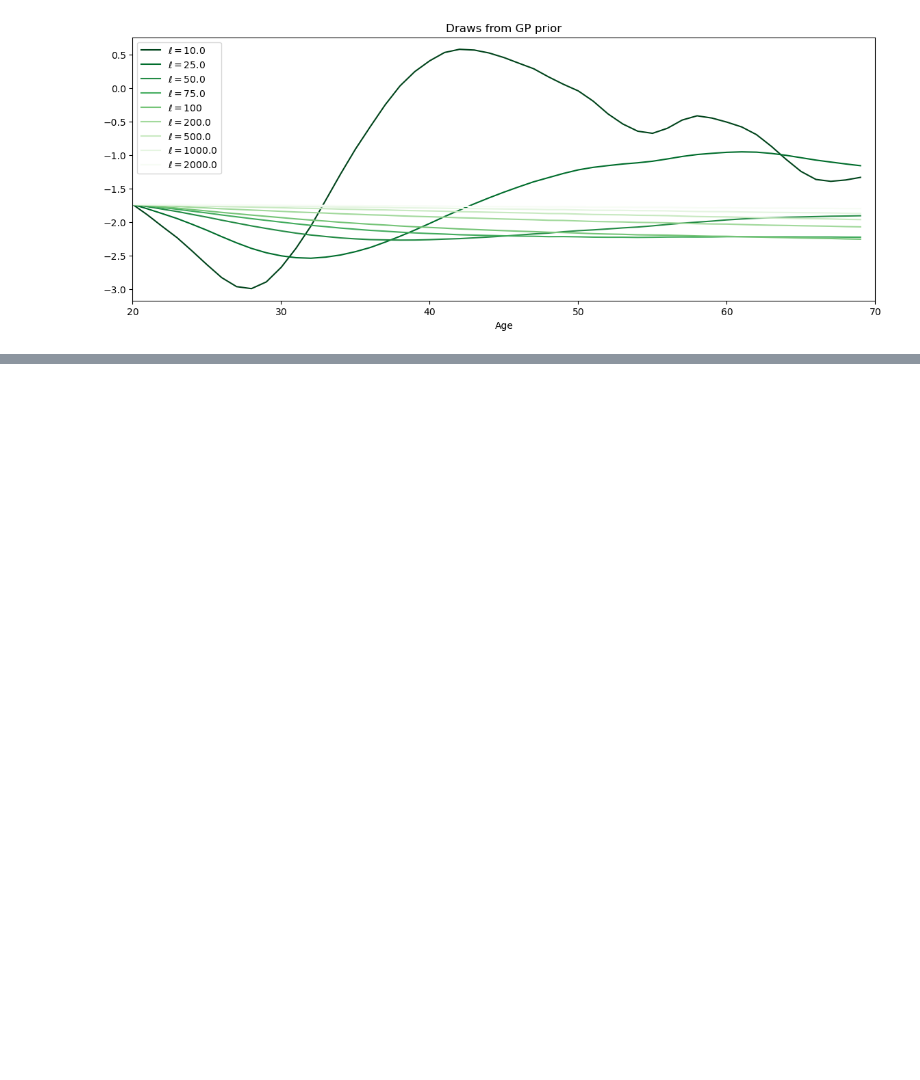
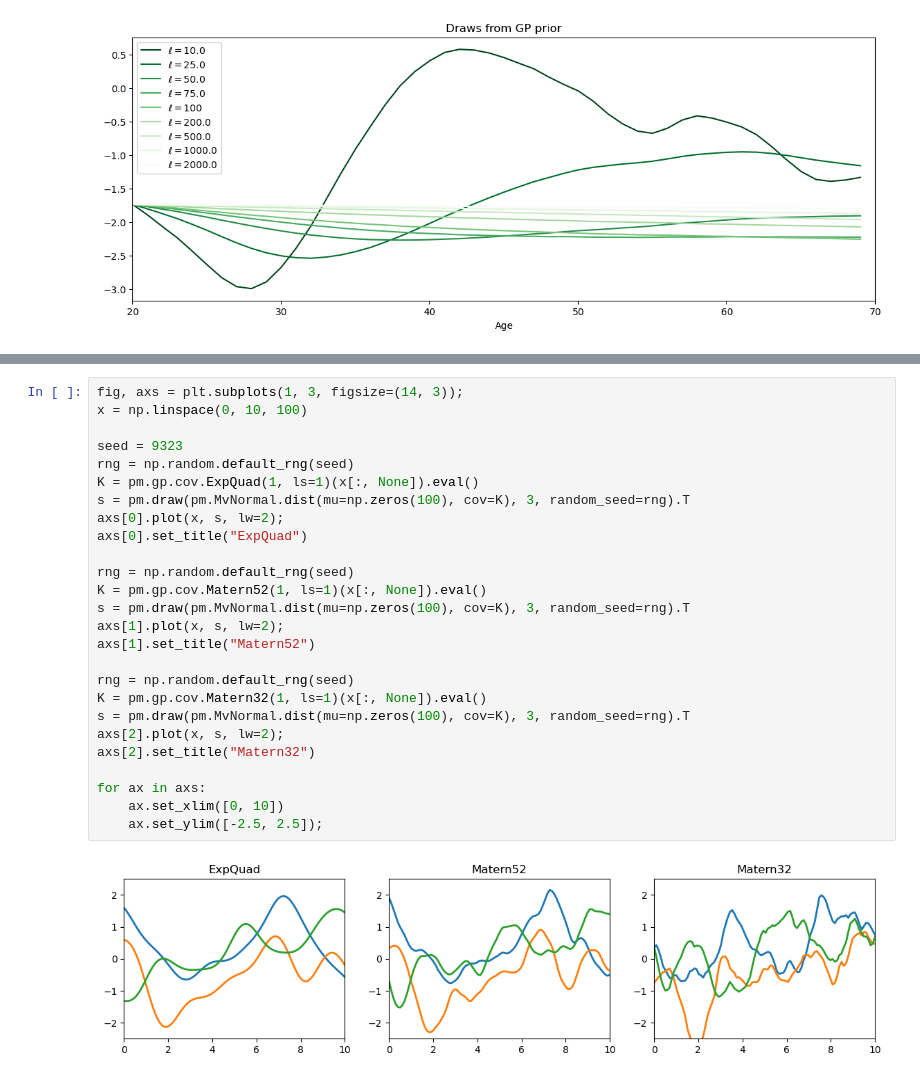
Before and after one commit to bwengals/pydata_global_2024_GPs, a Jupyter notebook: gps_in_practice.ipynb, the cells around one changed output, grey strips where cells are left out. Drawn from its saved outputs; the diff is of its cells as text; blank space fills up the shorter version.

```diff
--- a/gps_in_practice.ipynb
+++ b/gps_in_practice.ipynb
@@ -507,0 +753,28 @@ Use Matern, not ExpQuad.  The posterior mean is always smoother than the posteri
+# %%
+fig, axs = plt.subplots(1, 3, figsize=(14, 3));
+x = np.linspace(0, 10, 100)
+
+seed = 9323
+rng = np.random.default_rng(seed)
+K = pm.gp.cov.ExpQuad(1, ls=1)(x[:, None]).eval()
+s = pm.draw(pm.MvNormal.dist(mu=np.zeros(100), cov=K), 3, random_seed=rng).T
+axs[0].plot(x, s, lw=2);
+axs[0].set_title("ExpQuad")
+
+rng = np.random.default_rng(seed)
+K = pm.gp.cov.Matern52(1, ls=1)(x[:, None]).eval()
+s = pm.draw(pm.MvNormal.dist(mu=np.zeros(100), cov=K), 3, random_seed=rng).T
+axs[1].plot(x, s, lw=2);
+axs[1].set_title("Matern52")
+
+rng = np.random.default_rng(seed)
+K = pm.gp.cov.Matern32(1, ls=1)(x[:, None]).eval()
+s = pm.draw(pm.MvNormal.dist(mu=np.zeros(100), cov=K), 3, random_seed=rng).T
+axs[2].plot(x, s, lw=2);
+axs[2].set_title("Matern32")
+
+for ax in axs:
+    ax.set_xlim([0, 10])
+    ax.set_ylim([-2.5, 2.5]);
+# %% [output]
+[figure, added]
```
Also changed, not shown: parts of 38 cells of this notebook.
